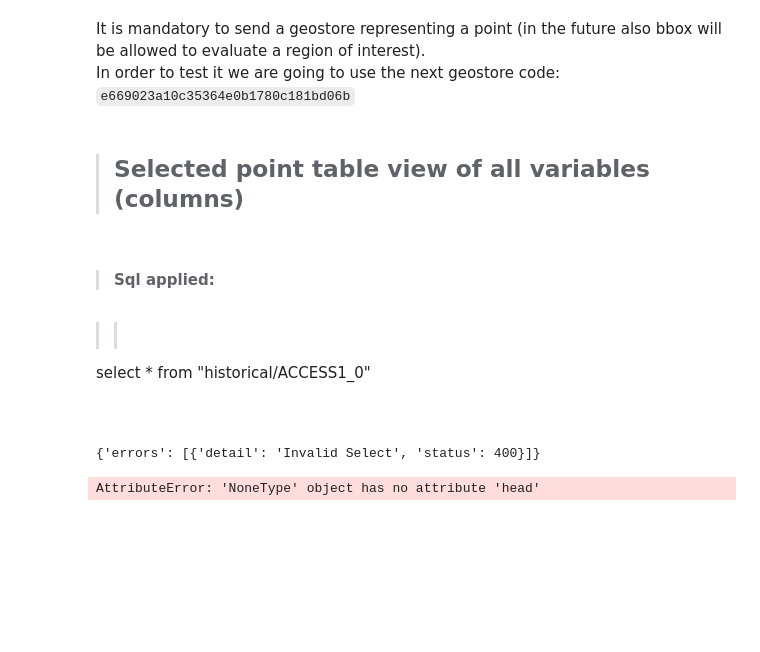
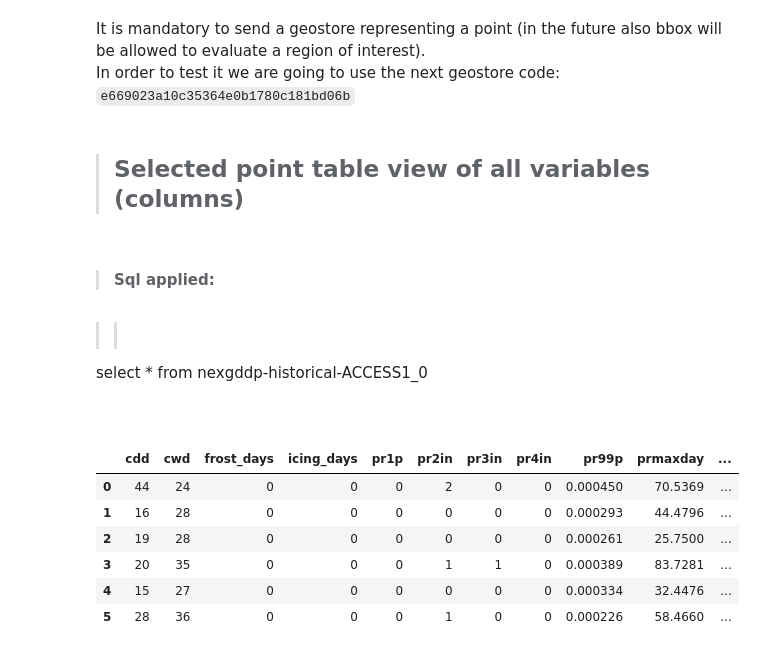
Before and after one commit to resource-watch/notebooks, a Jupyter notebook: ResourceWatch/Api_definition/NEXGDDP connector.ipynb, the cells around one changed output. Cells and saved outputs as stored; diff of their text form; code cells hidden in the pictures; blank space fills up the shorter version.

````diff
--- a/ResourceWatch/Api_definition/NEXGDDP connector.ipynb
+++ b/ResourceWatch/Api_definition/NEXGDDP connector.ipynb
@@ -205,20 +202,25 @@ In order to test it we are going to use the next geostore code: `e669023a10c3536
 # %%
 display(Markdown("> ## Selected point table view of all variables (columns)"))
 sql = '''
-select * from "historical/ACCESS1_0"
+select * from nexgddp-historical-ACCESS1_0
 '''
 dataset = query(sql, dataset_id, geostore)
 display(dataset.head(6))
 #display(Markdown("> ### Visual"))
 #display(dataset.plot.bar(x='x',y='y',figsize=(10, 10)));
 # %% [output]
 > ## Selected point table view of all variables (columns)
 >#### Sql applied:
 >>```sql
-select * from "historical/ACCESS1_0"
+select * from nexgddp-historical-ACCESS1_0
   ```
-{'errors': [{'detail': 'Invalid Select', 'status': 400}]}
-AttributeError: 'NoneType' object has no attribute 'head'
+|  | cdd | cwd | frost_days | icing_days | pr1p | pr2in | pr3in | pr4in | pr99p | prmaxday | ... |
+| 0 | 44 | 24 | 0 | 0 | 0 | 2 | 0 | 0 | 0.000450 | 70.5369 | ... |
+| 1 | 16 | 28 | 0 | 0 | 0 | 0 | 0 | 0 | 0.000293 | 44.4796 | ... |
+| 2 | 19 | 28 | 0 | 0 | 0 | 0 | 0 | 0 | 0.000261 | 25.7500 | ... |
+| 3 | 20 | 35 | 0 | 0 | 0 | 1 | 1 | 0 | 0.000389 | 83.7281 | ... |
+| 4 | 15 | 27 | 0 | 0 | 0 | 0 | 0 | 0 | 0.000334 | 32.4476 | ... |
+| 5 | 28 | 36 | 0 | 0 | 0 | 1 | 0 | 0 | 0.000226 | 58.4660 | ... |
 # %%
 display(Markdown("> ## Selected point table view of selected columns filtering by date"))
 sql = '''
````
Also changed, not shown: parts of 11 cells of this notebook.
